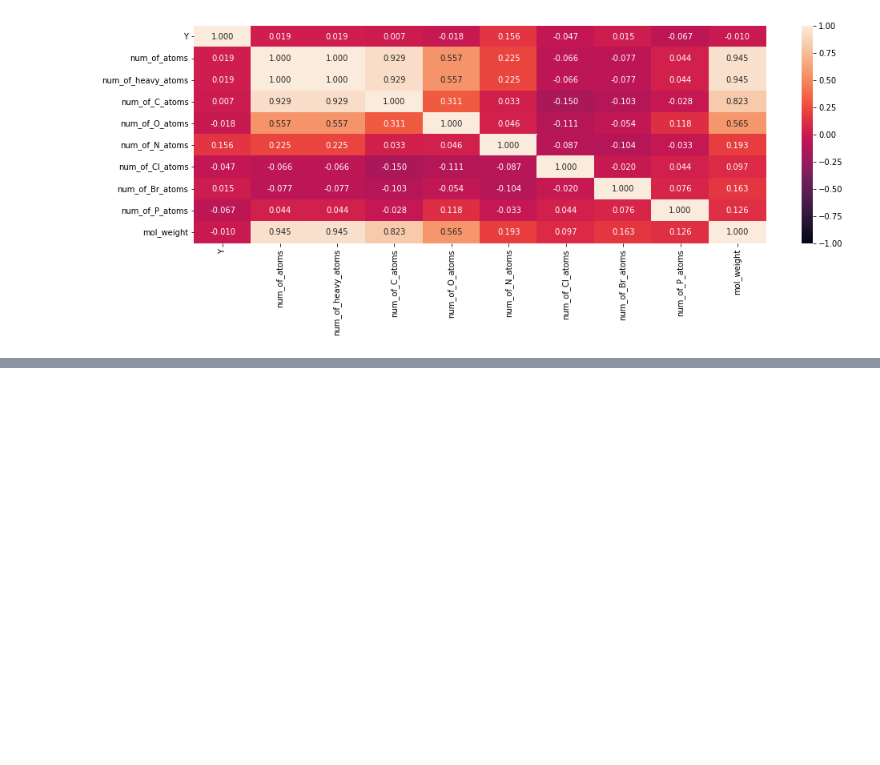
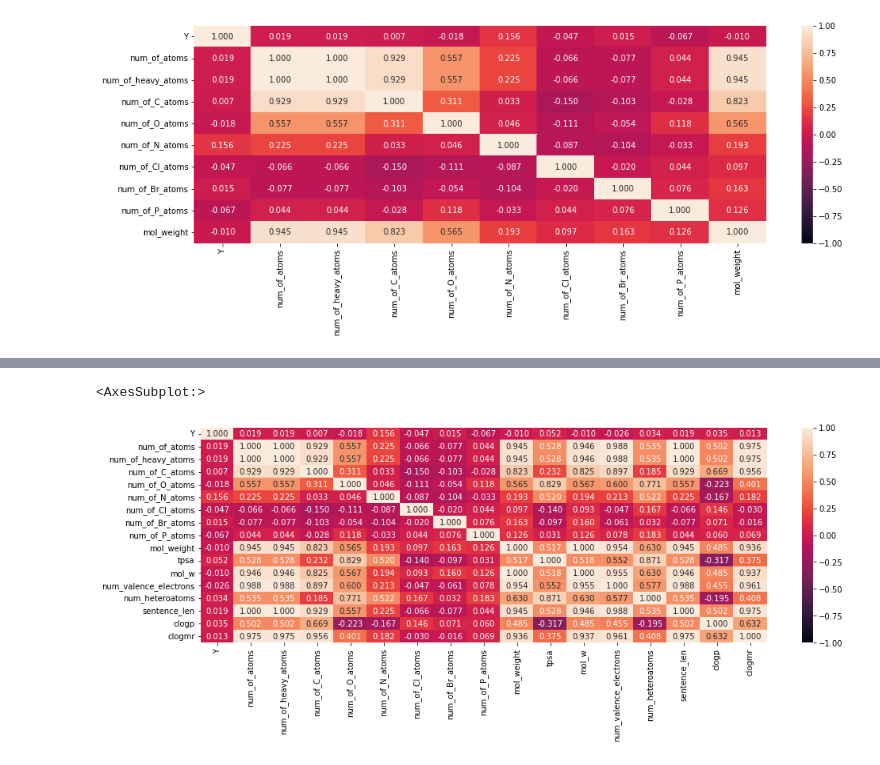
Before and after one commit to Mcotea/farm_hack, a Jupyter notebook: ames_test.ipynb, the cells around one changed output, grey strips where cells are left out. Drawn from its saved outputs; the diff is of its cells as text; code cells hidden in the pictures; blank space fills up the shorter version.

Commit message:
add clogp

```diff
--- a/ames_test.ipynb
+++ b/ames_test.ipynb
@@ -109,3 +108,17 @@ sns.heatmap(corr, vmax=1, vmin=-1,
 # %% [output]
 <AxesSubplot:>
 [figure]
+# %%
+df['tpsa'] = df['molecula'].apply(lambda x: Descriptors.TPSA(x))
+df['mol_w'] = df['molecula'].apply(lambda x: Descriptors.ExactMolWt(x))
+df['num_valence_electrons'] = df['molecula'].apply(lambda x: Descriptors.NumValenceElectrons(x))
+df['num_heteroatoms'] = df['molecula'].apply(lambda x: Descriptors.NumHeteroatoms(x))
+# %%
+from mol2vec.features import mol2alt_sentence, mol2sentence, MolSentence, DfVec, sentences2vec
+from gensim.models import word2vec
+
+# model = word2vec.Word2Vec.load('model_300dim.pkl')
+df['sentence'] = df.apply(lambda x: MolSentence(mol2alt_sentence(x['molecula'], 1)), axis=1)
+# data['mol2vec'] = [DfVec(x) for x in sentences2vec(data['sentence'], model, unseen='UNK')]
+# data['vec'] = data['mol2vec'].vec
+df.head()
@@ -111,0 +132,4 @@ sns.heatmap(corr, vmax=1, vmin=-1,
+# %%
+df['sentence_len'] = df['sentence'].apply(len)
+df = df.drop(['sentence', 'Drug'], axis=1)
+df.head()
@@ -111,0 +143,14 @@ sns.heatmap(corr, vmax=1, vmin=-1,
+# %%
+from rdkit.Chem import Crippen
+df['clogp']= df['molecula'].apply(lambda x: Crippen.MolLogP(x))
+df['clogmr']= df['molecula'].apply(lambda x: Crippen.MolMR(x))
+# %%
+corr = df.corr()
+plt.figure(figsize = (16,5))
+sns.heatmap(corr, vmax=1, vmin=-1,
+            xticklabels=corr.columns.values,
+            yticklabels=corr.columns.values,
+            annot=True, fmt=".3f")
+# %% [output]
+<AxesSubplot:>
+[figure, added]
```
Also changed, not shown: parts of 7 cells of this notebook.
